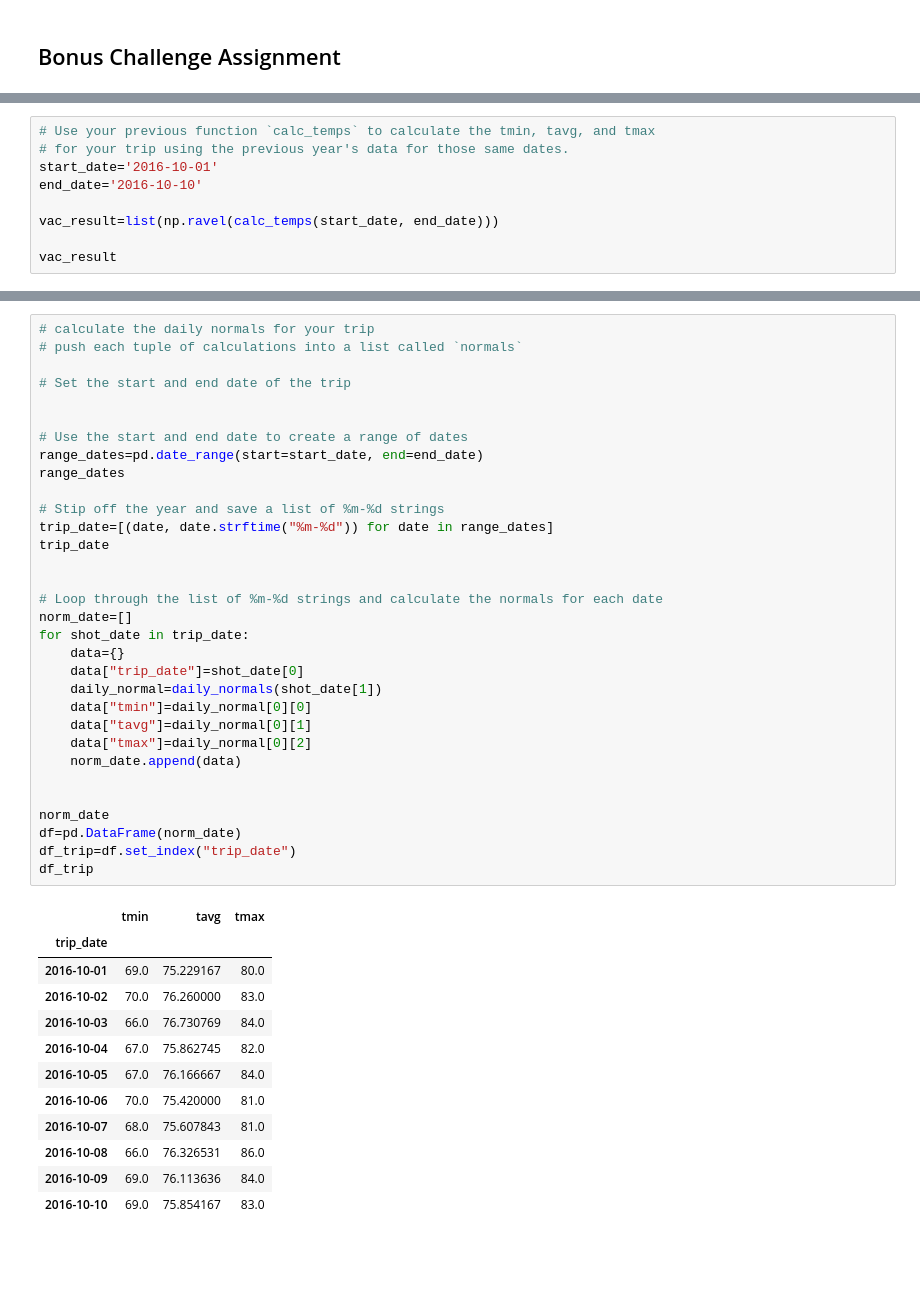
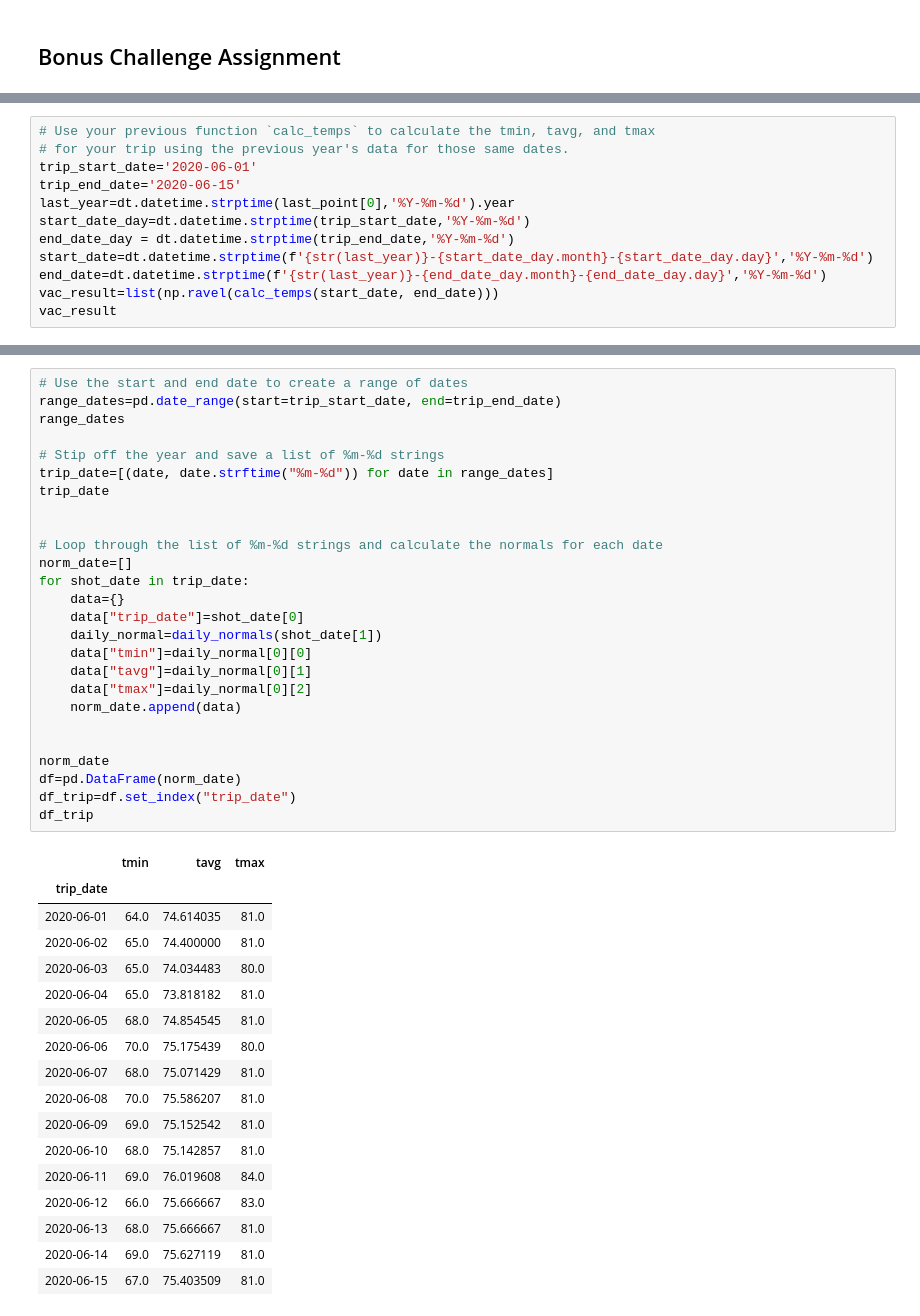
Before and after one commit to oianchevska/sqlalchemy-challenge, a Jupyter notebook: climate_starter.ipynb, the cells around one changed output, grey strips where cells are left out. Drawn from its saved outputs; the diff is of its cells as text; blank space fills up the shorter version.

```diff
--- a/climate_starter.ipynb
+++ b/climate_starter.ipynb
@@ -191,10 +191,13 @@ print(calc_temps('2012-02-28', '2012-03-05'))
 # %%
 # Use your previous function `calc_temps` to calculate the tmin, tavg, and tmax
 # for your trip using the previous year's data for those same dates.
-start_date='2016-10-01'
-end_date='2016-10-10'
-
+trip_start_date='2020-06-01'
+trip_end_date='2020-06-15'
+last_year=dt.datetime.strptime(last_point[0],'%Y-%m-%d').year
+start_date_day=dt.datetime.strptime(trip_start_date,'%Y-%m-%d')
+end_date_day = dt.datetime.strptime(trip_end_date,'%Y-%m-%d')
+start_date=dt.datetime.strptime(f'{str(last_year)}-{start_date_day.month}-{start_date_day.day}','%Y-%m-%d')
+end_date=dt.datetime.strptime(f'{str(last_year)}-{end_date_day.month}-{end_date_day.day}','%Y-%m-%d')
 vac_result=list(np.ravel(calc_temps(start_date, end_date)))
-
 vac_result
 # %% [output]
@@ -267,47 +256,46 @@ daily_normals("01-01")
 # %%
-# calculate the daily normals for your trip
-# push each tuple of calculations into a list called `normals`
-
-# Set the start and end date of the trip
-
-
 # Use the start and end date to create a range of dates
-range_dates=pd.date_range(start=start_date, end=end_date)
+range_dates=pd.date_range(start=trip_start_date, end=trip_end_date)
 range_dates
 
 # Stip off the year and save a list of %m-%d strings
 trip_date=[(date, date.strftime("%m-%d")) for date in range_dates]
 trip_date
 
 
 # Loop through the list of %m-%d strings and calculate the normals for each date
 norm_date=[]
 for shot_date in trip_date:
     data={}
     data["trip_date"]=shot_date[0]
     daily_normal=daily_normals(shot_date[1])
     data["tmin"]=daily_normal[0][0]
     data["tavg"]=daily_normal[0][1]
     data["tmax"]=daily_normal[0][2]
     norm_date.append(data)
 
 
 norm_date
 df=pd.DataFrame(norm_date)
 df_trip=df.set_index("trip_date")
 df_trip
 # %% [output]
 |  | tmin | tavg | tmax |
 | trip_date |  |  |  |
-| 2016-10-01 | 69.0 | 75.229167 | 80.0 |
-| 2016-10-02 | 70.0 | 76.260000 | 83.0 |
-| 2016-10-03 | 66.0 | 76.730769 | 84.0 |
-| 2016-10-04 | 67.0 | 75.862745 | 82.0 |
-| 2016-10-05 | 67.0 | 76.166667 | 84.0 |
-| 2016-10-06 | 70.0 | 75.420000 | 81.0 |
-| 2016-10-07 | 68.0 | 75.607843 | 81.0 |
-| 2016-10-08 | 66.0 | 76.326531 | 86.0 |
-| 2016-10-09 | 69.0 | 76.113636 | 84.0 |
-| 2016-10-10 | 69.0 | 75.854167 | 83.0 |
+| 2020-06-01 | 64.0 | 74.614035 | 81.0 |
+| 2020-06-02 | 65.0 | 74.400000 | 81.0 |
+| 2020-06-03 | 65.0 | 74.034483 | 80.0 |
+| 2020-06-04 | 65.0 | 73.818182 | 81.0 |
+| 2020-06-05 | 68.0 | 74.854545 | 81.0 |
+| 2020-06-06 | 70.0 | 75.175439 | 80.0 |
+| 2020-06-07 | 68.0 | 75.071429 | 81.0 |
+| 2020-06-08 | 70.0 | 75.586207 | 81.0 |
+| 2020-06-09 | 69.0 | 75.152542 | 81.0 |
+| 2020-06-10 | 68.0 | 75.142857 | 81.0 |
+| 2020-06-11 | 69.0 | 76.019608 | 84.0 |
+| 2020-06-12 | 66.0 | 75.666667 | 83.0 |
+| 2020-06-13 | 68.0 | 75.666667 | 81.0 |
+| 2020-06-14 | 69.0 | 75.627119 | 81.0 |
+| 2020-06-15 | 67.0 | 75.403509 | 81.0 |
 # %%
 # Load the previous query results into a Pandas DataFrame and add the `trip_dates` range as the `date` index
```
Also changed, not shown: parts of 11 cells of this notebook, 1 other file.
